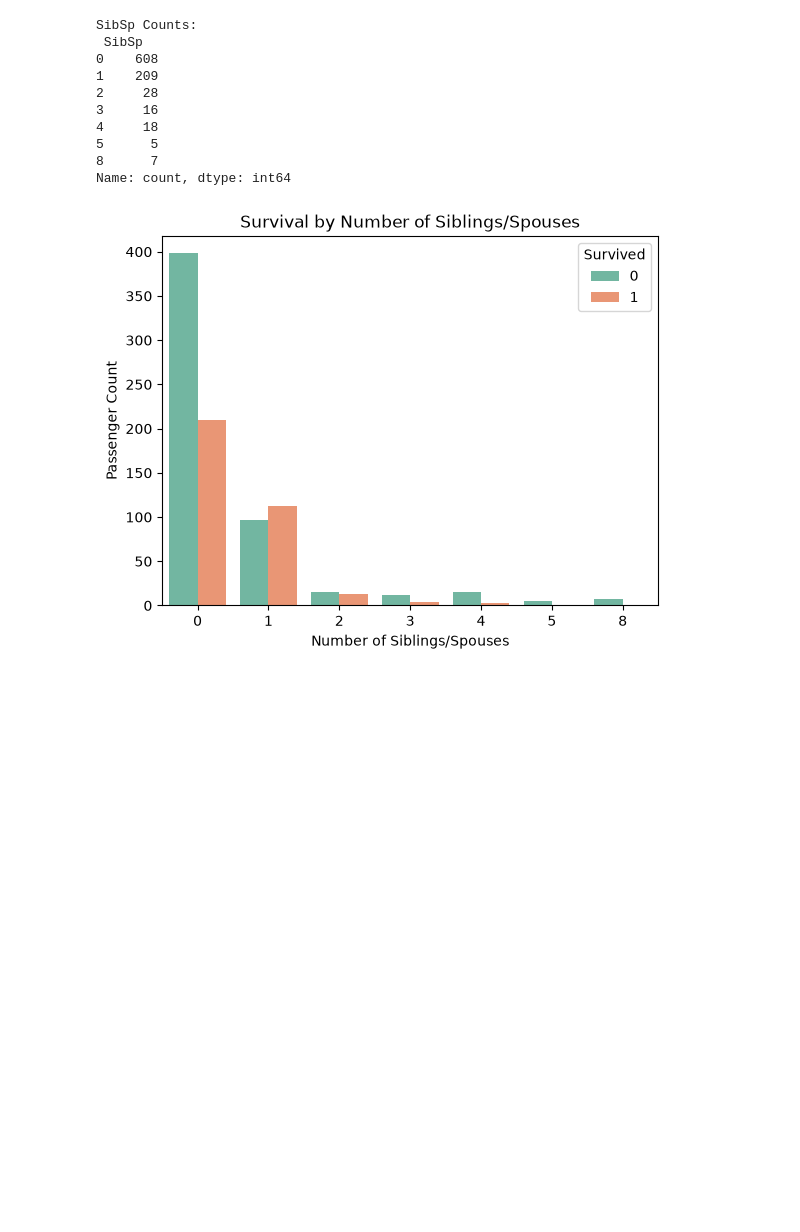
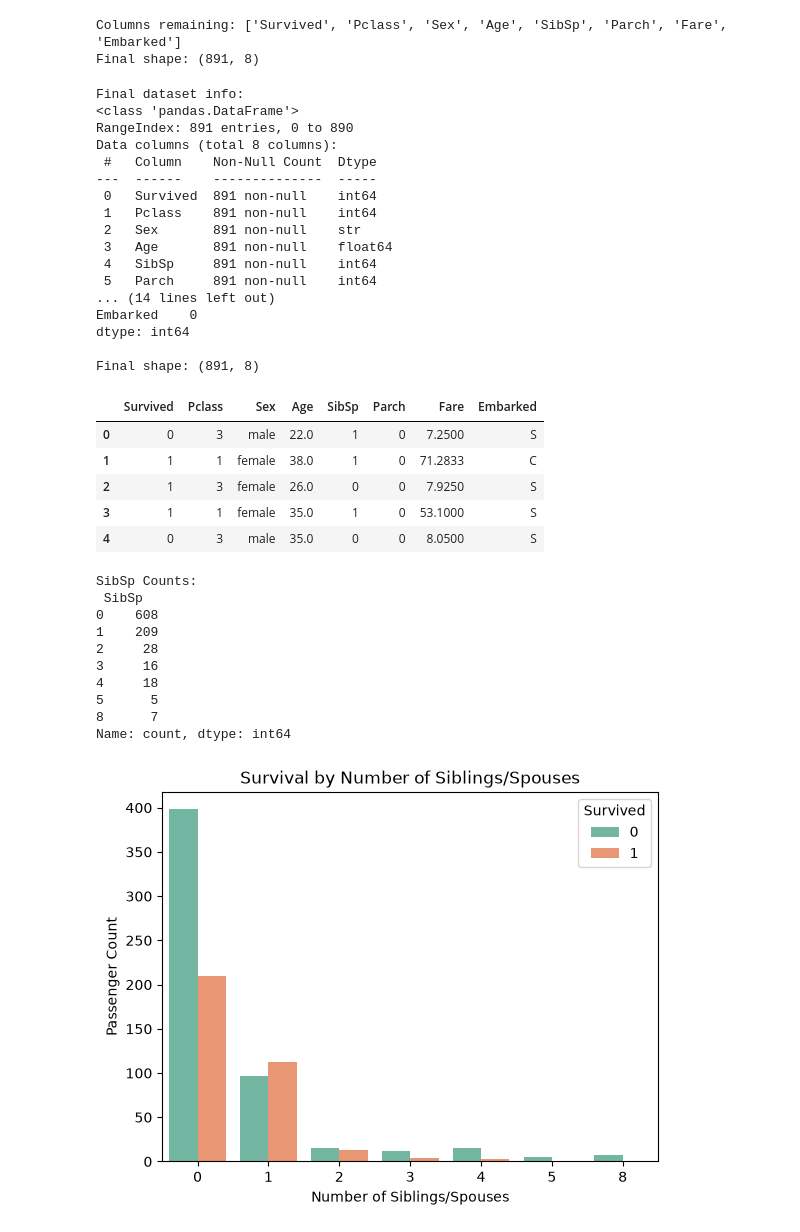
Before and after one commit to akshayy718/python-course, a Jupyter notebook: data science/titanic.ipynb, the cells around one changed output. Saved outputs shown, nothing was run; the diff lists cells and outputs as text; code cells hidden in the pictures; blank space fills up the shorter version.

```diff
--- a/data science/titanic.ipynb
+++ b/data science/titanic.ipynb
@@ -13,3 +152,43 @@ df['Embarked'] = df['Embarked'].fillna(df['Embarked'].mode()[0])
+# %%
+# Step 9 - Drop columns not needed for analysis
+df = df.drop(columns=['PassengerId', 'Name', 'Ticket'])
+print("Columns remaining:", df.columns.tolist())
+print("Final shape:", df.shape)
+# %% [output]
+Columns remaining: ['Survived', 'Pclass', 'Sex', 'Age', 'SibSp', 'Parch', 'Fare', 'Embarked']
+Final shape: (891, 8)
+# %%
+# Step 10 - Final check after all preprocessing
+print("Final dataset info:")
+print(df.info())
+print("\nFinal missing values:")
+print(df.isnull().sum())
+print("\nFinal shape:", df.shape)
+df.head()
+# %% [output]
+Final dataset info:
+<class 'pandas.DataFrame'>
+RangeIndex: 891 entries, 0 to 890
+Data columns (total 8 columns):
+ #   Column    Non-Null Count  Dtype
+---  ------    --------------  -----
+ 0   Survived  891 non-null    int64
+ 1   Pclass    891 non-null    int64
+ 2   Sex       891 non-null    str
+ 3   Age       891 non-null    float64
+ 4   SibSp     891 non-null    int64
+ 5   Parch     891 non-null    int64
+... (14 lines left out)
+Embarked    0
+dtype: int64
+
+Final shape: (891, 8)
+|  | Survived | Pclass | Sex | Age | SibSp | Parch | Fare | Embarked |
+| 0 | 0 | 3 | male | 22.0 | 1 | 0 | 7.2500 | S |
+| 1 | 1 | 1 | female | 38.0 | 1 | 0 | 71.2833 | C |
+| 2 | 1 | 3 | female | 26.0 | 0 | 0 | 7.9250 | S |
+| 3 | 1 | 1 | female | 35.0 | 1 | 0 | 53.1000 | S |
+| 4 | 0 | 3 | male | 35.0 | 0 | 0 | 8.0500 | S |
 # %%
 # SibSp - Count siblings/spouses aboard
 sibsp_counts = df['SibSp'].value_counts().sort_index()
```
Also changed, not shown: parts of 9 cells of this notebook.
